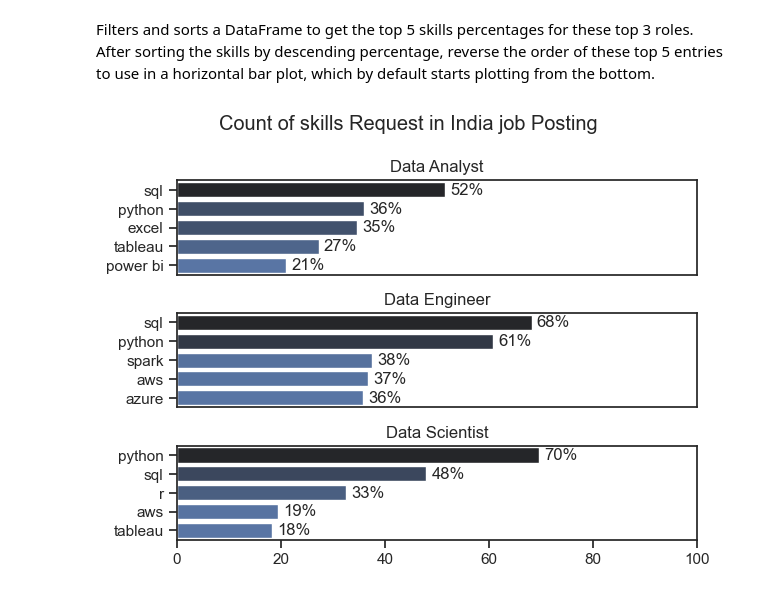
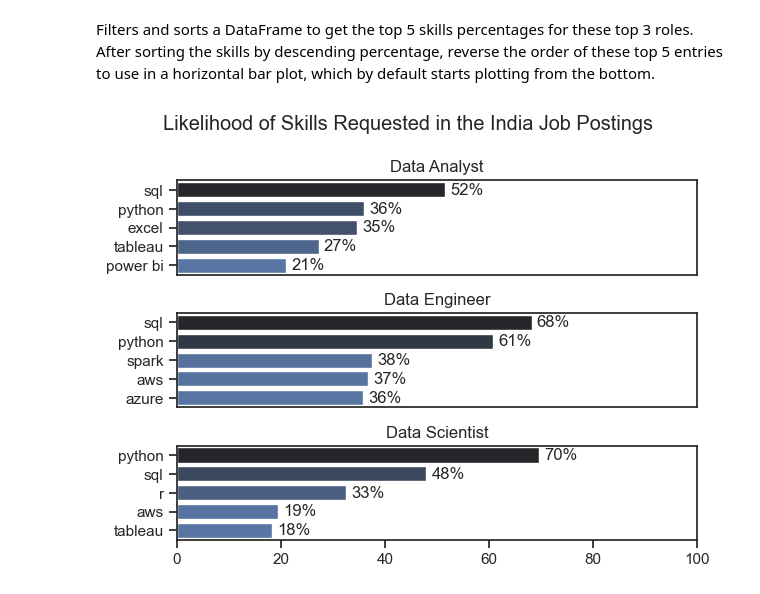
Before and after one commit to Shusil132/Data_analytics, a Jupyter notebook: DA_Project_1/Skills_Demand.ipynb, the cells around one changed output. Saved outputs shown, nothing was run; the diff lists cells and outputs as text; code cells hidden in the pictures.

```diff
--- a/DA_Project_1/Skills_Demand.ipynb
+++ b/DA_Project_1/Skills_Demand.ipynb
@@ -177,26 +177,26 @@ Filters and sorts a DataFrame to get the top 5 skills percentages for these top
 # %%
 fig, ax = plt.subplots(len(job_title),1)
 
 sns.set_theme(style='ticks')
 
 for i,title in enumerate(job_title):
     df_plot = df_skills_pct[ df_skills_pct['job_title_short'] == title].head(5)
     sns.barplot(data = df_plot, x ='skills_pct',y='job_skills',ax = ax[i], hue = 'skill_count', palette='dark:b_r',legend=False)
     ax[i].set_title(title)
     ax[i].set_xlabel('')
     ax[i].set_ylabel('')
     ax[i].set_xlim(0,100) # make the scales the same
 
     # label the percentage on the bars
     for n, val in enumerate(df_plot['skills_pct']):
         ax[i].text(val+1, n, f'{val:.0f}%', va = 'center')
 
     # remove the x-axis tick labels for better readability
     if i != len(job_title)-1:
         ax[i].set_xticks([])
 
-fig.suptitle('Count of skills Request in India job Posting')
+fig.suptitle('Likelihood of Skills Requested in the India Job Postings')
 fig.tight_layout()
 plt.show()
 # %% [output]
-[figure, old version]
+[figure, new version]
```
Also changed, not shown: 4 other files.
